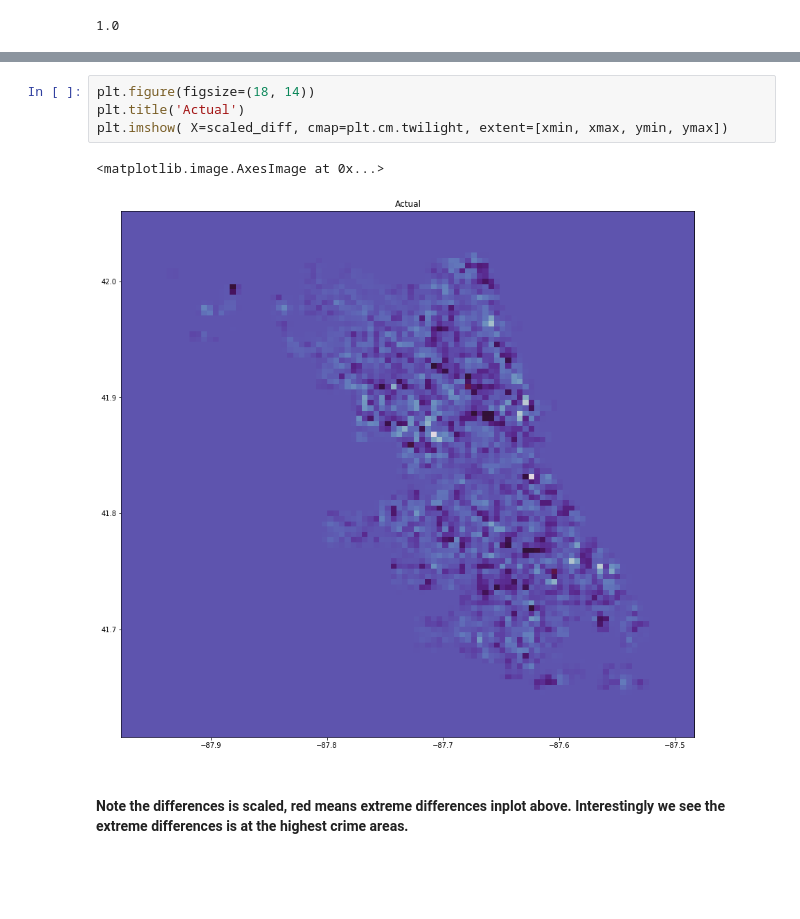
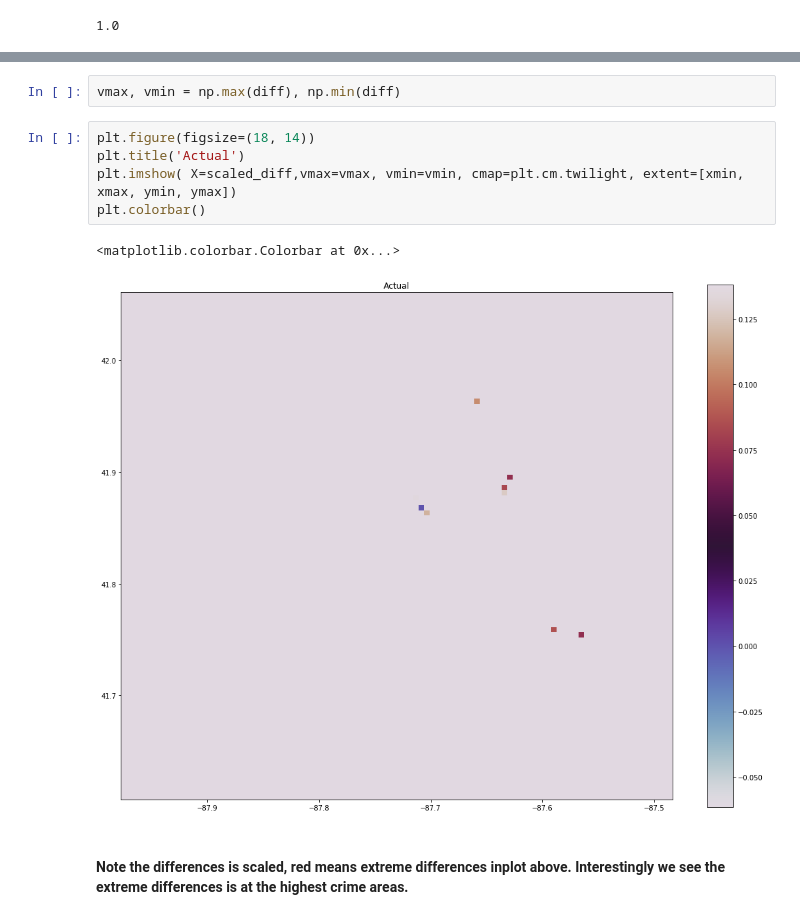
Before and after one commit to Zhimin90/CSC695-Master-Research-on-Neural-Network-Time-Series-Attention-Models, a Jupyter notebook: Modeling/FFT_Attention-Continued2.ipynb, the cells around one changed output, grey strips where cells are left out. Saved outputs shown, nothing was run; the diff lists cells and outputs as text; blank space fills up the shorter version.

```diff
--- a/Modeling/FFT_Attention-Continued2.ipynb
+++ b/Modeling/FFT_Attention-Continued2.ipynb
@@ -544,9 +587,12 @@ array([[-1.40557549e-05,  4.46533795e-06, -2.77445906e-05, ...,
+# %%
+vmax, vmin = np.max(diff), np.min(diff)
 # %%
 plt.figure(figsize=(18, 14))
 plt.title('Actual')
-plt.imshow( X=scaled_diff, cmap=plt.cm.twilight, extent=[xmin, xmax, ymin, ymax])
+plt.imshow( X=scaled_diff,vmax=vmax, vmin=vmin, cmap=plt.cm.twilight, extent=[xmin, xmax, ymin, ymax])
+plt.colorbar()
 # %% [output]
-<matplotlib.image.AxesImage at 0x...>
+<matplotlib.colorbar.Colorbar at 0x...>
-[figure, old version]
+[figure, new version]
 # %% [markdown]
 #### Note the differences is scaled, red means extreme differences inplot above. Interestingly we see the extreme differences is at the highest crime areas.
```
Also changed, not shown: parts of 19 cells of this notebook.
